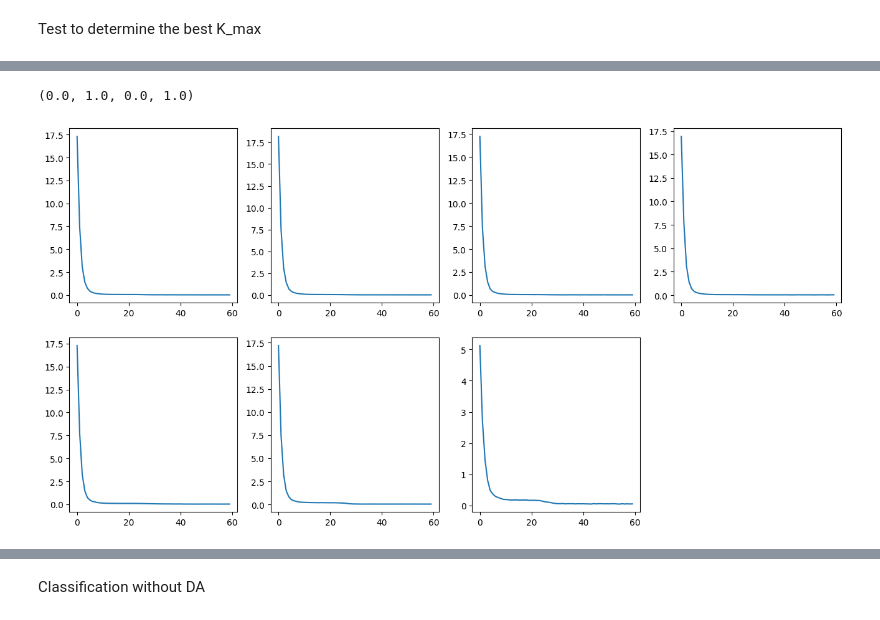
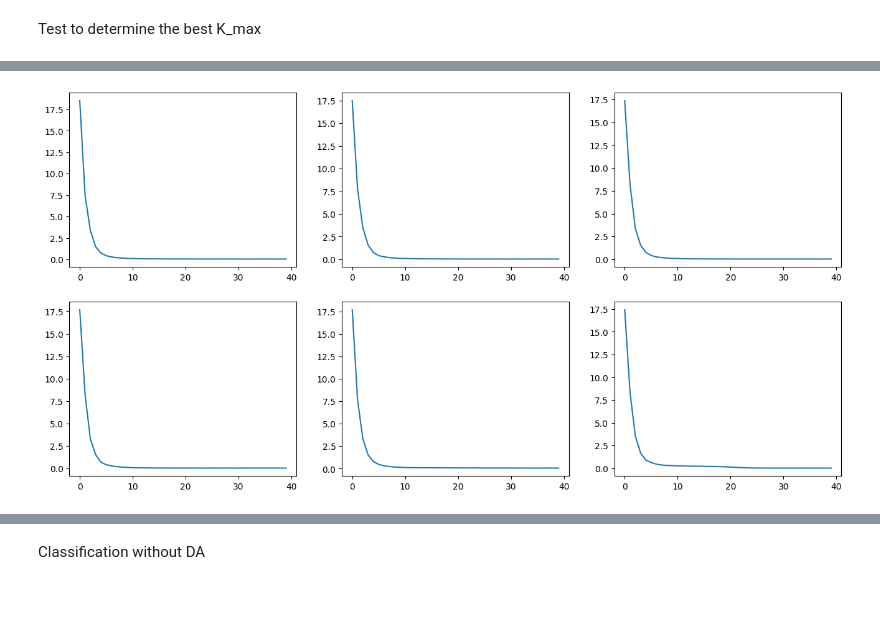
Before and after one commit to Stevan-LS/Online-DaDiL, a Jupyter notebook: PyDiL-main/PyDiL-main/CSTR - DaDiL Centralized.ipynb, the cells around one changed output, grey strips where cells are left out. Drawn from its saved outputs; the diff is of its cells as text; code cells hidden in the pictures.

Commit message:
CSTR dadil OGMM

```diff
--- a/PyDiL-main/PyDiL-main/CSTR - DaDiL Centralized.ipynb
+++ b/PyDiL-main/PyDiL-main/CSTR - DaDiL Centralized.ipynb
@@ -142,11 +115,15 @@ for kmax in K_max:
     OGMM = Online_GMM(
         n_components=kmax,
         lr=0.1,
-        n_features=n_features,
-        data_range=range_data
+        n_features=dim_reduction,
+        data_range=range_data,
+        batch_size=batch_size
     )
-    for x in X_train_target_t:
-        OGMM.fit_sample(x.reshape(-1, n_features))
+
+    i = 0
+    while i < X_train_target_t.shape[0]-dim_reduction:
+        OGMM.fit_sample_with_dim_reduction(X_train_target_t[i:i+dim_reduction, :])
+        i += dim_reduction
 
     print(OGMM.generate_list())
-    ll.append(OGMM.log_likelihood(X_test_target_t))
+    ll.append(OGMM.log_likelihood_with_dim_reduction(X_test_target_t))
@@ -180,7 +158,7 @@ np.sum(sk_gmm.score_samples(X_test_target))
 # %%
-Q = []
+Q_sources = []
 for Xs_k, ys_k in zip(Xs, ys):
-    Q.append(
+    Q_sources.append(
         SupervisedDatasetMeasure(
             features=Xs_k.numpy(),
             labels=ys_k.numpy(),
@@ -190,11 +168,11 @@ for Xs_k, ys_k in zip(Xs, ys):
         )
     )
 
-Q.append(OGMM)
+Q_target = [OGMM]
 # %%
 criterion = JointWassersteinDistance()
 # %%
-dictionary = LabeledDictionary(XP=None,
+dictionary_sources = LabeledDictionary(XP=None,
                            YP=None,
                            A=None,
                            n_samples=n_samples,
@@ -202,7 +180,7 @@ dictionary = LabeledDictionary(XP=None,
                            n_classes=13,
                            n_components=n_components,
                            weight_initialization='uniform',
-                           n_distributions=len(Q),
+                           n_distributions=len(Q_sources),
                            loss_fn=criterion,
                            learning_rate_features=1e-1,
                            learning_rate_labels=1e-1,
@@ -222,7 +200,7 @@ dictionary = LabeledDictionary(XP=None,
                            track_atoms=False,
                            schedule_lr=False)
 # %%
-dictionary.fit(Q,
-               n_iter_max=60,
+dictionary_sources.fit(Q_sources,
+               n_iter_max=40,
                batches_per_it=n_samples // batch_size,
                verbose=True)
@@ -243,8 +212,6 @@ It 11/60, Loss: 0.8542154431343079
 # %%
-fig, axes = plt.subplots(2, 4, figsize=(16, 8))
-for k, d in enumerate(dictionary.history['loss_per_dataset']):
-    axes.flatten()[k].plot(dictionary.history['loss_per_dataset'][d])
-axes.flatten()[-1].axis('off')
+fig, axes = plt.subplots(2, 3, figsize=(16, 8))
+for k, d in enumerate(dictionary_sources.history['loss_per_dataset']):
+    axes.flatten()[k].plot(dictionary_sources.history['loss_per_dataset'][d])
 # %% [output]
-(0.0, 1.0, 0.0, 1.0)
-[figure, old version]
+[figure, new version]
```
Also changed, not shown: parts of 40 cells of this notebook, 3 other files.
